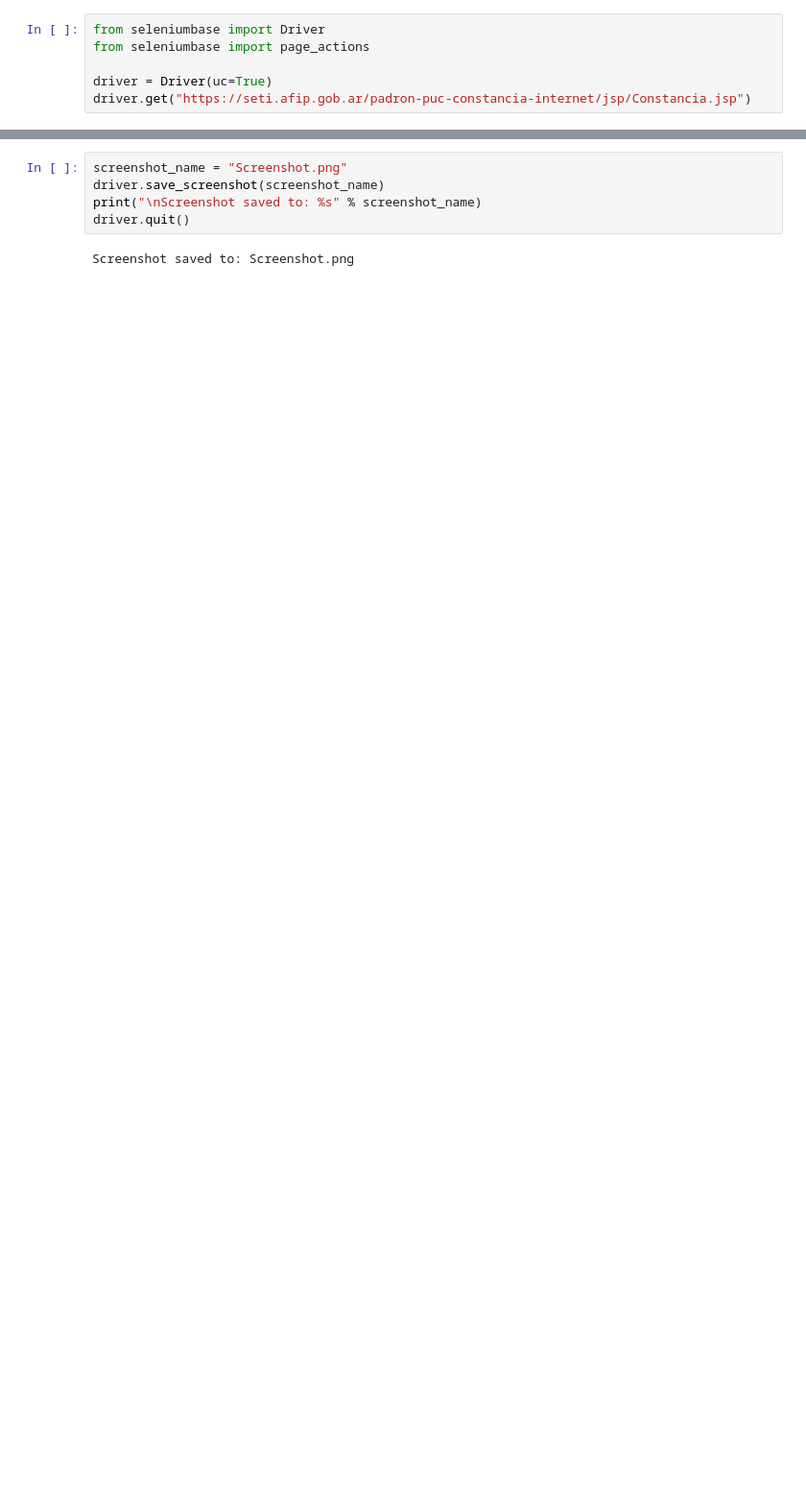
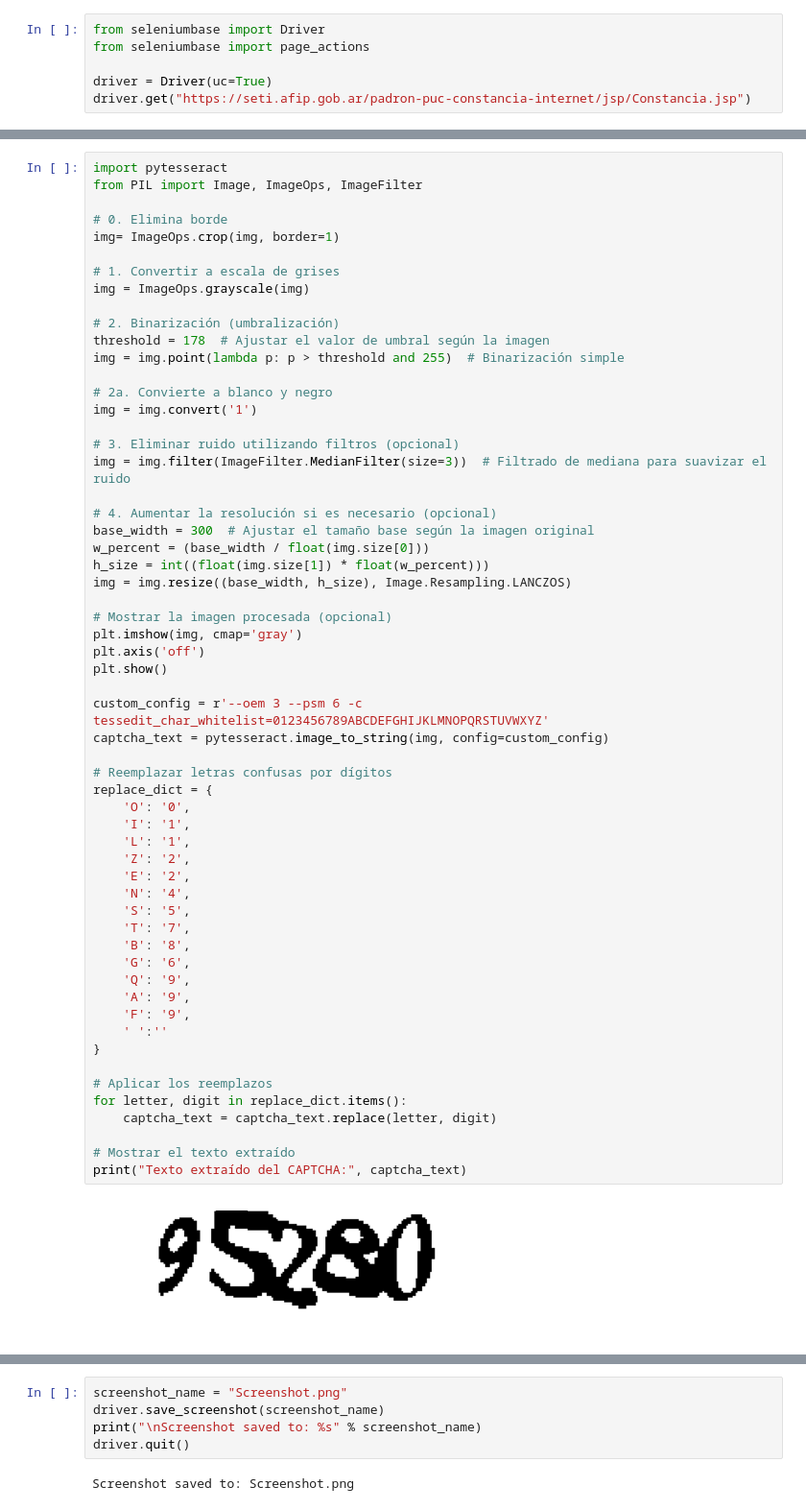
Before and after one commit to celota/TestGitHub, a Jupyter notebook: ConstanciaAfip.ipynb, the cells around one changed output, grey strips where cells are left out. Shown at 96% size. Cells and saved outputs as stored; diff of their text form; blank space fills up the shorter version.

```diff
--- a/ConstanciaAfip.ipynb
+++ b/ConstanciaAfip.ipynb
@@ -87,0 +45,60 @@ https://seti.afip.gob.ar/padron-puc-constancia-internet/images/CaptchaCode.gif?b
+# %%
+import pytesseract
+from PIL import Image, ImageOps, ImageFilter
+
+# 0. Elimina borde
+img= ImageOps.crop(img, border=1)
+
+# 1. Convertir a escala de grises
+img = ImageOps.grayscale(img)
+
+# 2. Binarización (umbralización)
+threshold = 178  # Ajustar el valor de umbral según la imagen
+img = img.point(lambda p: p > threshold and 255)  # Binarización simple
+
+# 2a. Convierte a blanco y negro
+img = img.convert('1')
+
+# 3. Eliminar ruido utilizando filtros (opcional)
+img = img.filter(ImageFilter.MedianFilter(size=3))  # Filtrado de mediana para suavizar el ruido
+
+# 4. Aumentar la resolución si es necesario (opcional)
+base_width = 300  # Ajustar el tamaño base según la imagen original
+w_percent = (base_width / float(img.size[0]))
+h_size = int((float(img.size[1]) * float(w_percent)))
+img = img.resize((base_width, h_size), Image.Resampling.LANCZOS)
+
+# Mostrar la imagen procesada (opcional)
+plt.imshow(img, cmap='gray')
+plt.axis('off')
+plt.show()
+
+custom_config = r'--oem 3 --psm 6 -c tessedit_char_whitelist=0123456789ABCDEFGHIJKLMNOPQRSTUVWXYZ'
+captcha_text = pytesseract.image_to_string(img, config=custom_config)
+
+# Reemplazar letras confusas por dígitos
+replace_dict = {
+    'O': '0',
+    'I': '1',
+    'L': '1',
+    'Z': '2',
+    'E': '2',
+    'N': '4',
+    'S': '5',
+    'T': '7',
+    'B': '8',
+    'G': '6',
+    'Q': '9',
+    'A': '9',
+    'F': '9',
+    ' ':''
+}
+
+# Aplicar los reemplazos
+for letter, digit in replace_dict.items():
+    captcha_text = captcha_text.replace(letter, digit)
+
+# Mostrar el texto extraído
+print("Texto extraído del CAPTCHA:", captcha_text)
+# %% [output]
+[figure, added]
```
Also changed, not shown: parts of 11 cells of this notebook.
